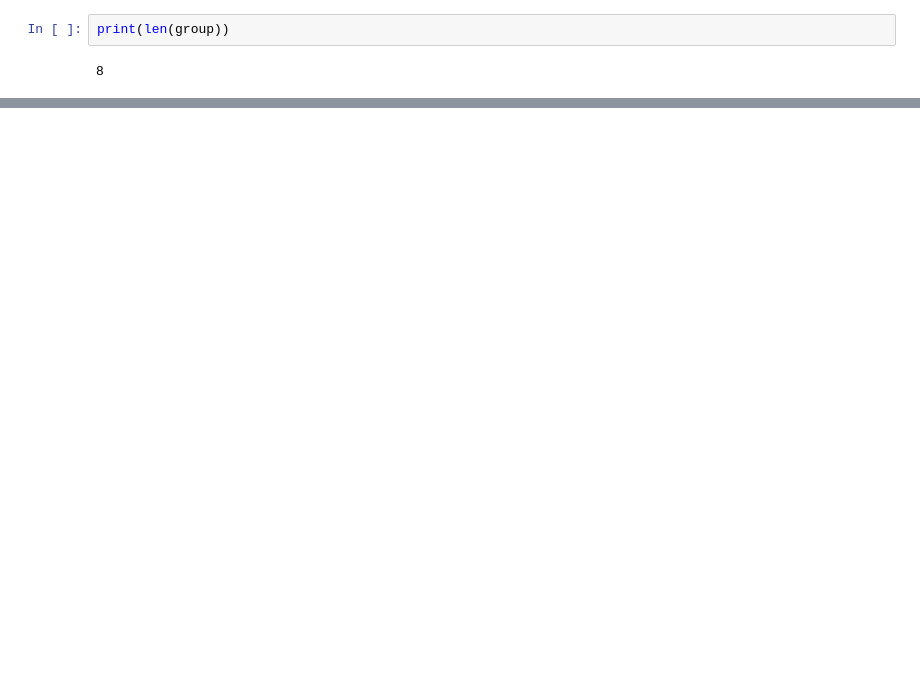
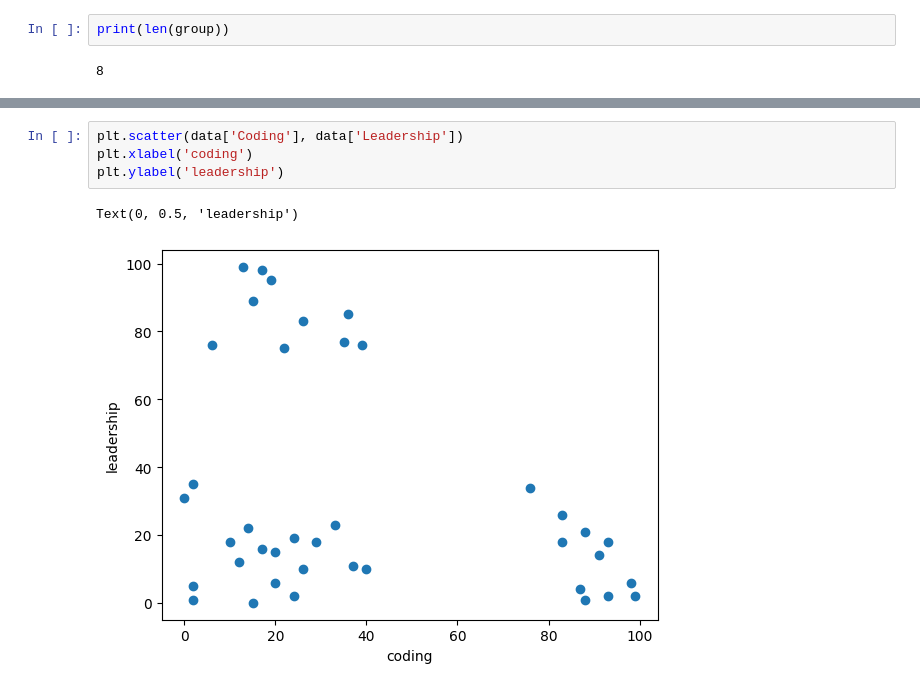
Before and after one commit to aashishChakradhar/Hackathon, a Jupyter notebook: model.ipynb, the cells around one changed output, grey strips where cells are left out. Saved outputs shown, nothing was run; the diff lists cells and outputs as text; blank space fills up the shorter version.

Commit message:
Data visualization

```diff
--- a/model.ipynb
+++ b/model.ipynb
@@ -427,0 +428,7 @@ print(groups)
+# %%
+plt.scatter(data['Coding'], data['Leadership'])
+plt.xlabel('coding')
+plt.ylabel('leadership')
+# %% [output]
+Text(0, 0.5, 'leadership')
+[figure, added]
```
Also changed, not shown: parts of 26 cells of this notebook.
